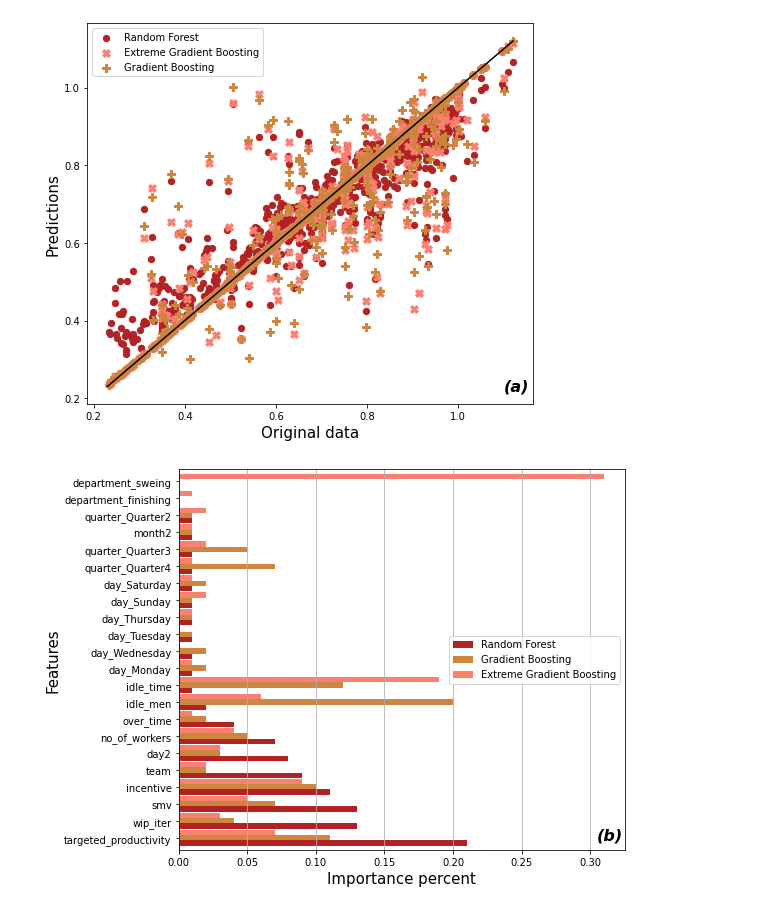
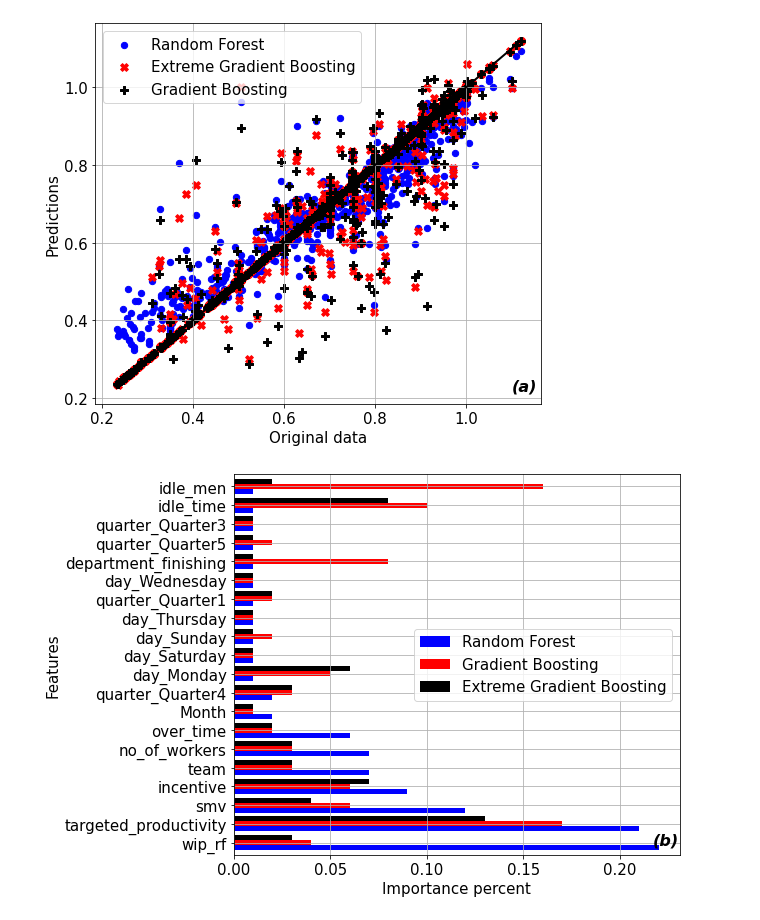
Before and after one commit to sierraporta/Unsupervised_Learning_Productivity_Garment_Employees, a Jupyter notebook: Notebooks/plot_results.ipynb, the cells around one changed output. Cells and saved outputs as stored; diff of their text form; code cells hidden in the pictures.

```diff
--- a/Notebooks/plot_results.ipynb
+++ b/Notebooks/plot_results.ipynb
@@ -3,6 +3,15 @@ import numpy as np
 import matplotlib.pyplot as plt
 import pandas as pd
 import matplotlib.colors as mcolors
+import matplotlib as mpl
+import seaborn as sns
+mpl.rcParams['lines.linewidth'] = 2
+mpl.rcParams['axes.titlesize'] = 15
+mpl.rcParams['axes.labelsize'] = 15
+mpl.rcParams['xtick.labelsize'] = 15
+mpl.rcParams['ytick.labelsize'] = 15
+mpl.rcParams['legend.fontsize'] = 15
+mpl.rcParams['font.size'] = 15
 # %%
 predictions_results=pd.read_csv("predictions_results.csv")
 # %%
@@ -62,27 +93,28 @@ plt.show()
 # %%
 plt.figure(figsize=(8,7))
-plt.scatter(predictions_results["Original"],predictions_results["RF2"],color='firebrick',s=40,marker='o',alpha=0.99,label="Random Forest")
-plt.scatter(predictions_results["Original"],predictions_results["XGB2"],color='salmon',s=60,marker='X',alpha=0.99,label="Extreme Gradient Boosting")
-plt.scatter(predictions_results["Original"],predictions_results["GB2"],color='peru',s=60,marker='P',alpha=0.99,label="Gradient Boosting")
+plt.scatter(predictions_results["Original"],predictions_results["RF_s2"],color='b',s=40,marker='o',alpha=0.99,label="Random Forest")
+plt.scatter(predictions_results["Original"],predictions_results["XGB_s2"],color='r',s=60,marker='X',alpha=0.99,label="Extreme Gradient Boosting")
+plt.scatter(predictions_results["Original"],predictions_results["GB_s2"],color='k',s=60,marker='P',alpha=0.99,label="Gradient Boosting")
 plt.plot(np.linspace(0.23,1.12,5),np.linspace(0.23,1.12,5),c='k')
 plt.xlabel("Original data",fontsize=15)
 plt.ylabel("Predictions",fontsize=15)
+plt.grid()
 plt.legend(loc=2)
 plt.text(1.1,0.22,"(a)",fontsize=16,fontweight="bold",fontstyle="italic")
-plt.savefig("prediction_fig21.pdf",bbox_inches='tight')
+plt.savefig("prediction_fig1_s2.pdf",bbox_inches='tight')
 plt.show()
 # %% [output]
-[figure, old version]
+[figure, new version]
 # %%
-ax = f2[:-4].plot.barh(color={"Random Forest": "firebrick", "Gradient Boosting": "peru", "Extreme Gradient Boosting": "salmon"},figsize=(8,7),width=0.9)
+ax = f2[:-4].plot.barh(color={"Random Forest": "b", "Gradient Boosting": "r", "Extreme Gradient Boosting": "k"},figsize=(8,7),width=0.8)
 plt.xlabel("Importance percent",fontsize=15)
 plt.ylabel("Features",fontsize=15)
-plt.text(0.305,-0.1,"(b)",fontsize=16,fontweight="bold",fontstyle="italic")
-plt.grid(axis="x")
-plt.savefig("prediction_fig22.pdf",bbox_inches='tight')
+plt.text(0.217,-0.1,"(b)",fontsize=16,fontweight="bold",fontstyle="italic")
+plt.grid()
+plt.savefig("prediction_fig2_s2.pdf",bbox_inches='tight')
 plt.show()
 # %% [output]
-[figure, old version]
+[figure, new version]
 # %%
 original=pd.read_csv("garments_worker_productivity.csv")
 # %%
```
Also changed, not shown: parts of 17 cells of this notebook, 2 other files.
